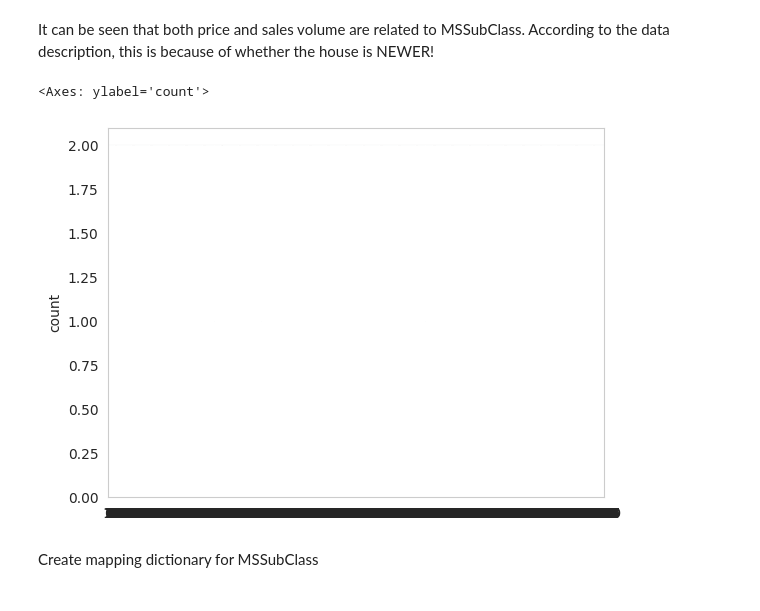
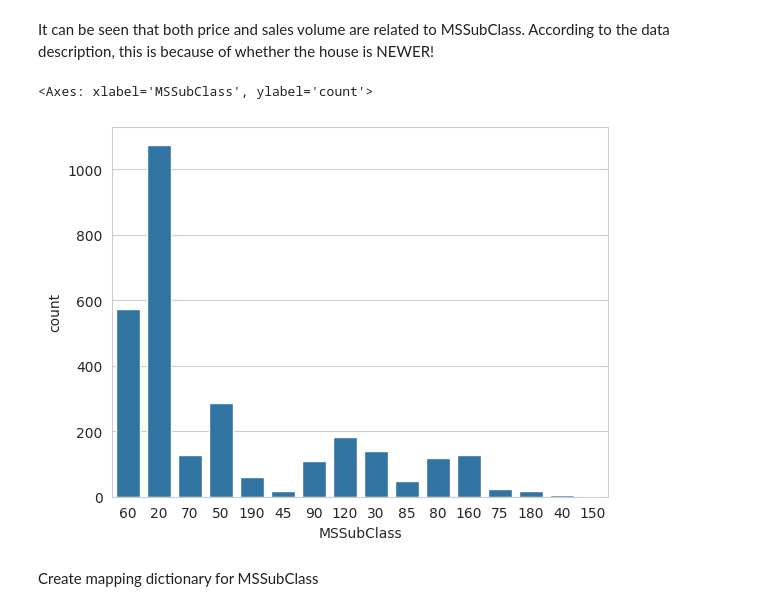
Before and after one commit to compu-flair/Kaggle_Advanced_House_Prices, a Jupyter notebook: Party_Time.ipynb, the cells around one changed output. Saved outputs shown, nothing was run; the diff lists cells and outputs as text; code cells hidden in the pictures.

Commit message:
fix(Party Time): correct plots

```diff
--- a/Party_Time.ipynb
+++ b/Party_Time.ipynb
@@ -1041,19 +1043,16 @@ train_data['SalePrice'].groupby(train_data['MSSubClass']).mean().plot()
 # %% [markdown]
 It can be seen that both price and sales volume are related to MSSubClass. According to the data description, this is because of whether the house is NEWER!
 # %%
-# TODO double check.
-
 # Visualize the distribution of the 'MSSubClass' feature in the combined dataset using a count plot.
 # Explanation:
 # - sns.countplot() creates a bar plot showing the frequency of each category in the 'MSSubClass' column.
 # - combined_data['MSSubClass'] contains the building class/type for each house.
 # - This plot helps to quickly identify which dwelling types are most common and spot any rare categories.
 # - Useful for understanding categorical feature distributions and guiding feature engineering or encoding.
-sns.countplot(combined_data['MSSubClass'])
-# combined_data['MSSubClass'].value_counts()
+sns.countplot(x='MSSubClass', data=combined_data.astype({'MSSubClass': str}))
 # %% [output]
-<Axes: ylabel='count'>
+<Axes: xlabel='MSSubClass', ylabel='count'>
-[figure, old version]
+[figure, new version]
 # %%
 # Add a new feature "NewerDwelling" to combined_data based on MSSubClass.
 # Explanation:
```
Also changed, not shown: parts of 2 cells of this notebook.
